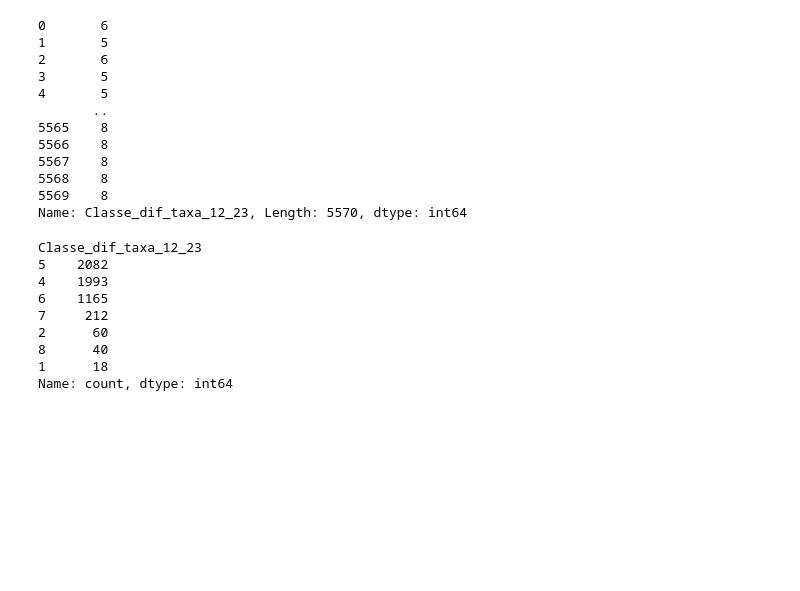
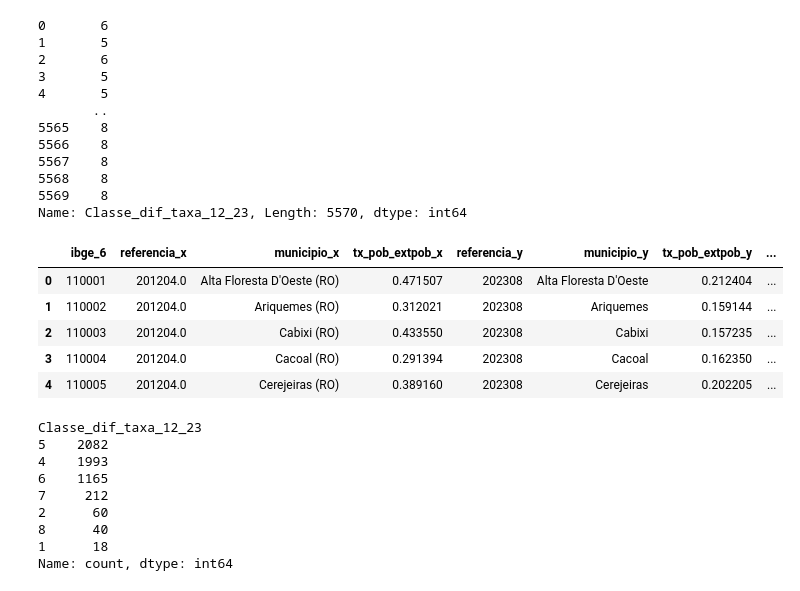
Before and after one commit to heliomacedofilho/projetos-do-bootcamp-analise-de-dados-enap-2023, a Jupyter notebook: presenca_das_politicas_publicas_sociais_nos_municipios/cadunico.ipynb, the cells around one changed output. Drawn from its saved outputs; the diff is of its cells as text; code cells hidden in the pictures; blank space fills up the shorter version.

Commit message:
resultados_csv

```diff
--- a/presenca_das_politicas_publicas_sociais_nos_municipios/cadunico.ipynb
+++ b/presenca_das_politicas_publicas_sociais_nos_municipios/cadunico.ipynb
@@ -2035,6 +2027,15 @@ result['Classe_dif_taxa_12_23']
 5568    8
 5569    8
 Name: Classe_dif_taxa_12_23, Length: 5570, dtype: int64
+# %%
+result.head()
+# %% [output]
+|  | ibge_6 | referencia_x | municipio_x | tx_pob_extpob_x | referencia_y | municipio_y | tx_pob_extpob_y | ... |
+| 0 | 110001 | 201204.0 | Alta Floresta D'Oeste (RO) | 0.471507 | 202308 | Alta Floresta D'Oeste | 0.212404 | ... |
+| 1 | 110002 | 201204.0 | Ariquemes (RO) | 0.312021 | 202308 | Ariquemes | 0.159144 | ... |
+| 2 | 110003 | 201204.0 | Cabixi (RO) | 0.433550 | 202308 | Cabixi | 0.157235 | ... |
+| 3 | 110004 | 201204.0 | Cacoal (RO) | 0.291394 | 202308 | Cacoal | 0.162350 | ... |
+| 4 | 110005 | 201204.0 | Cerejeiras (RO) | 0.389160 | 202308 | Cerejeiras | 0.202205 | ... |
 # %%
 indice_dif_taxa = result['Classe_dif_taxa_12_23'].value_counts()
 indice_dif_taxa
```
Also changed, not shown: parts of 8 cells of this notebook, 2 other files.
